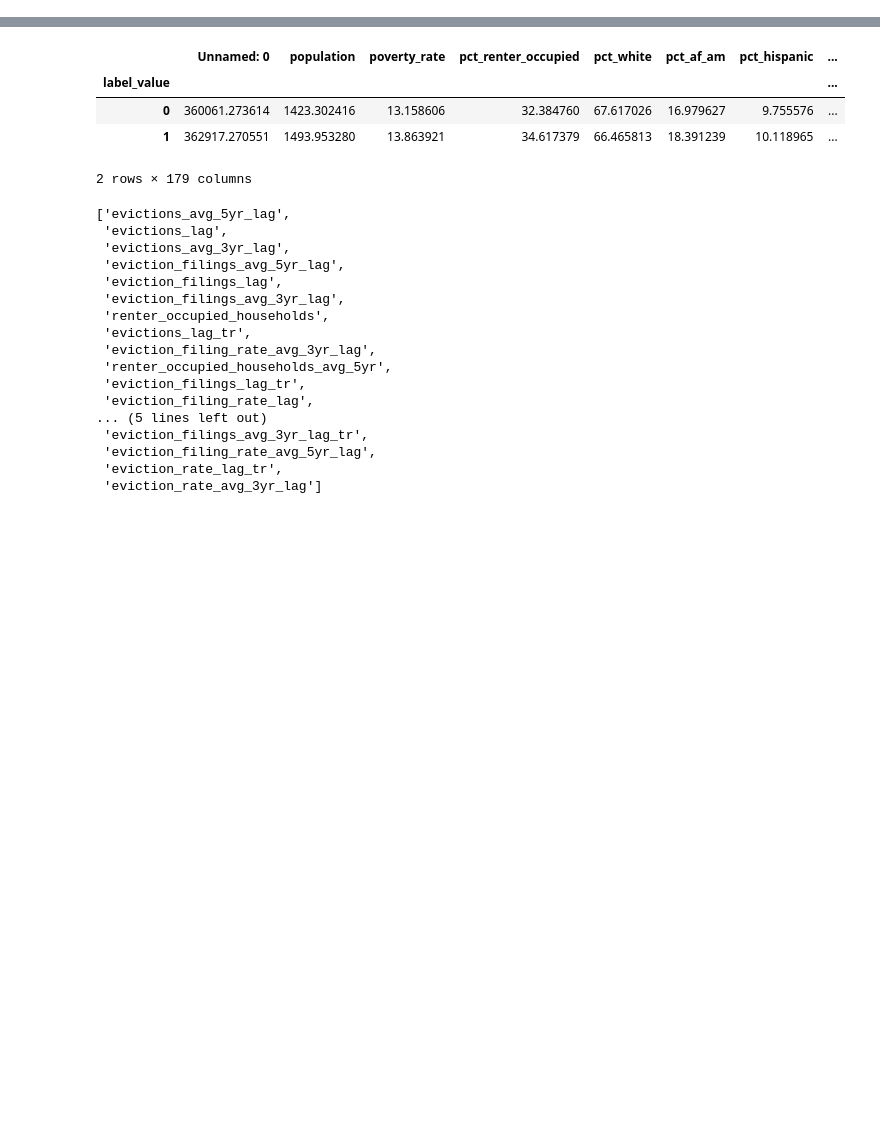
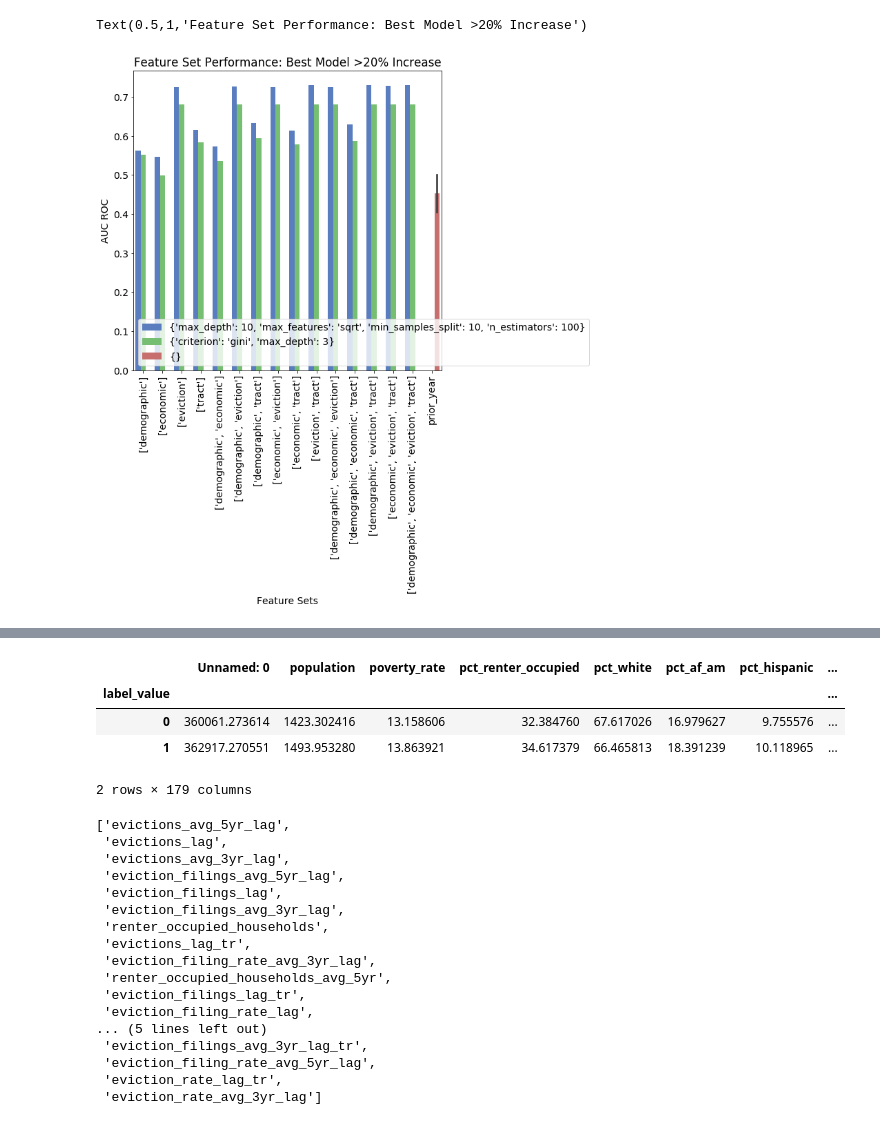
Before and after one commit to justincohler/evictions-learn, a Jupyter notebook: src/Phase III Analysis.ipynb, the cells around one changed output, grey strips where cells are left out. Saved outputs shown, nothing was run; the diff lists cells and outputs as text; code cells hidden in the pictures; blank space fills up the shorter version.

```diff
--- a/src/Phase III Analysis.ipynb
+++ b/src/Phase III Analysis.ipynb
@@ -9,0 +99,11 @@ plt.rcParams.update({'font.size': 14})
+# %%
+# Feature set performance against baseline for best model, >20% Increase
+sns.barplot(x='feature_sets', y='auc-roc', hue = 'parameters', data=inc20, palette='muted')
+plt.xticks(rotation=90)
+plt.legend(loc=3)
+plt.xlabel('Feature Sets')
+plt.ylabel('AUC ROC')
+plt.title('Feature Set Performance: Best Model >20% Increase')
+# %% [output]
+Text(0.5,1,'Feature Set Performance: Best Model >20% Increase')
+[figure, added]
```
Also changed, not shown: parts of 23 cells of this notebook.
